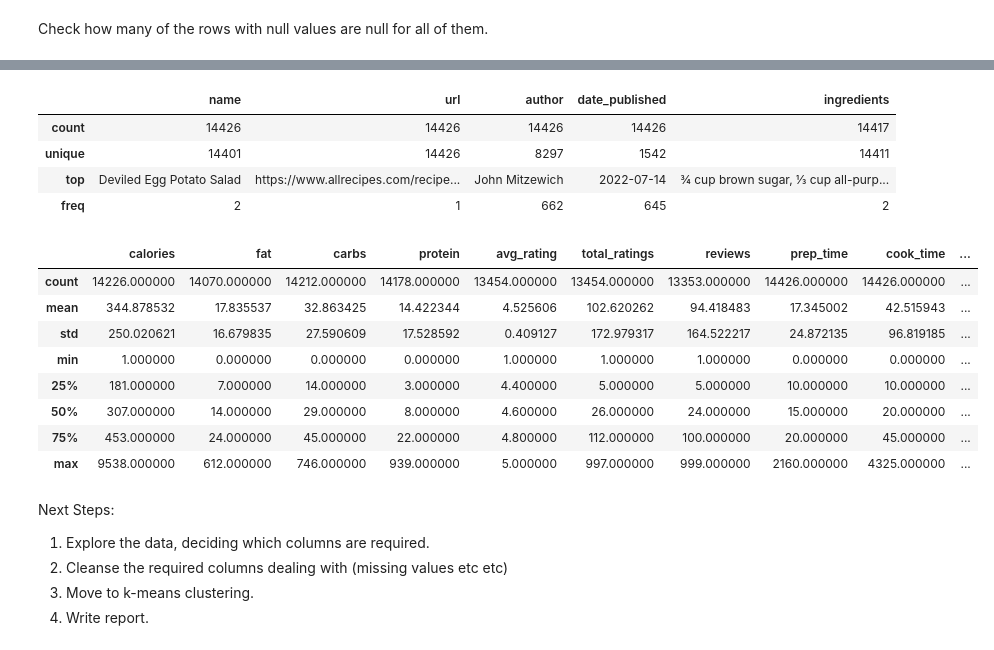
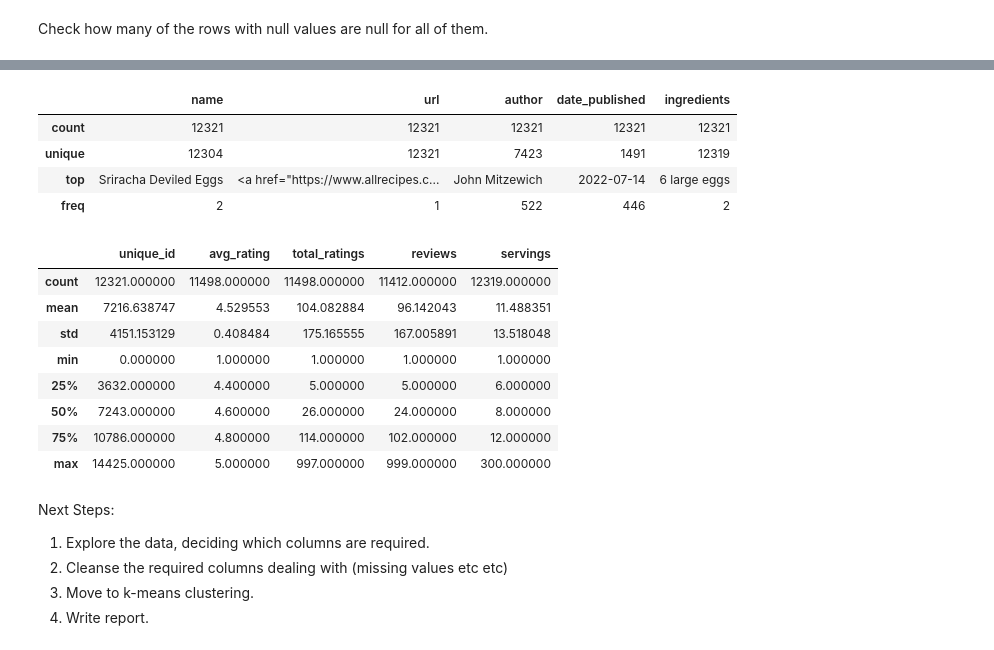
Before and after one commit to BP0323904/dspp, a Jupyter notebook: Allrecipes/Notebooks/Allrecipes_EDA_and_Cleansing.ipynb, the cells around one changed output, grey strips where cells are left out. Saved outputs shown, nothing was run; the diff lists cells and outputs as text; code cells hidden in the pictures.

```diff
--- a/Allrecipes/Notebooks/Allrecipes_EDA_and_Cleansing.ipynb
+++ b/Allrecipes/Notebooks/Allrecipes_EDA_and_Cleansing.ipynb
@@ -509,23 +408,23 @@ df_sorted
 # %%
-df.describe(include='object')
+df_features.describe(include='object')
 # %% [output]
 |  | name | url | author | date_published | ingredients |
-| count | 14426 | 14426 | 14426 | 14426 | 14417 |
-| unique | 14401 | 14426 | 8297 | 1542 | 14411 |
-| top | Deviled Egg Potato Salad | https://www.allrecipes.com/recipe... | John Mitzewich | 2022-07-14 | ¾ cup brown sugar, ⅓ cup all-purp... |
-| freq | 2 | 1 | 662 | 645 | 2 |
+| count | 12321 | 12321 | 12321 | 12321 | 12321 |
+| unique | 12304 | 12321 | 7423 | 1491 | 12319 |
+| top | Sriracha Deviled Eggs | <a href="https://www.allrecipes.c... | John Mitzewich | 2022-07-14 | 6 large eggs |
+| freq | 2 | 1 | 522 | 446 | 2 |
 # %%
-df.describe(include=['float64', 'int64'])
+df_features.describe(include=['float64', 'int64'])
 # %% [output]
-|  | calories | fat | carbs | protein | avg_rating | total_ratings | reviews | prep_time | cook_time | ... |
-| count | 14226.000000 | 14070.000000 | 14212.000000 | 14178.000000 | 13454.000000 | 13454.000000 | 13353.000000 | 14426.000000 | 14426.000000 | ... |
-| mean | 344.878532 | 17.835537 | 32.863425 | 14.422344 | 4.525606 | 102.620262 | 94.418483 | 17.345002 | 42.515943 | ... |
-| std | 250.020621 | 16.679835 | 27.590609 | 17.528592 | 0.409127 | 172.979317 | 164.522217 | 24.872135 | 96.819185 | ... |
-| min | 1.000000 | 0.000000 | 0.000000 | 0.000000 | 1.000000 | 1.000000 | 1.000000 | 0.000000 | 0.000000 | ... |
-| 25% | 181.000000 | 7.000000 | 14.000000 | 3.000000 | 4.400000 | 5.000000 | 5.000000 | 10.000000 | 10.000000 | ... |
-| 50% | 307.000000 | 14.000000 | 29.000000 | 8.000000 | 4.600000 | 26.000000 | 24.000000 | 15.000000 | 20.000000 | ... |
-| 75% | 453.000000 | 24.000000 | 45.000000 | 22.000000 | 4.800000 | 112.000000 | 100.000000 | 20.000000 | 45.000000 | ... |
-| max | 9538.000000 | 612.000000 | 746.000000 | 939.000000 | 5.000000 | 997.000000 | 999.000000 | 2160.000000 | 4325.000000 | ... |
+|  | unique_id | avg_rating | total_ratings | reviews | servings |
+| count | 12321.000000 | 11498.000000 | 11498.000000 | 11412.000000 | 12319.000000 |
+| mean | 7216.638747 | 4.529553 | 104.082884 | 96.142043 | 11.488351 |
+| std | 4151.153129 | 0.408484 | 175.165555 | 167.005891 | 13.518048 |
+| min | 0.000000 | 1.000000 | 1.000000 | 1.000000 | 1.000000 |
+| 25% | 3632.000000 | 4.400000 | 5.000000 | 5.000000 | 6.000000 |
+| 50% | 7243.000000 | 4.600000 | 26.000000 | 24.000000 | 8.000000 |
+| 75% | 10786.000000 | 4.800000 | 114.000000 | 102.000000 | 12.000000 |
+| max | 14425.000000 | 5.000000 | 997.000000 | 999.000000 | 300.000000 |
 # %% [markdown]
 Next Steps:
 1. Explore the data, deciding which columns are required.
```
Also changed, not shown: parts of 16 cells of this notebook.
